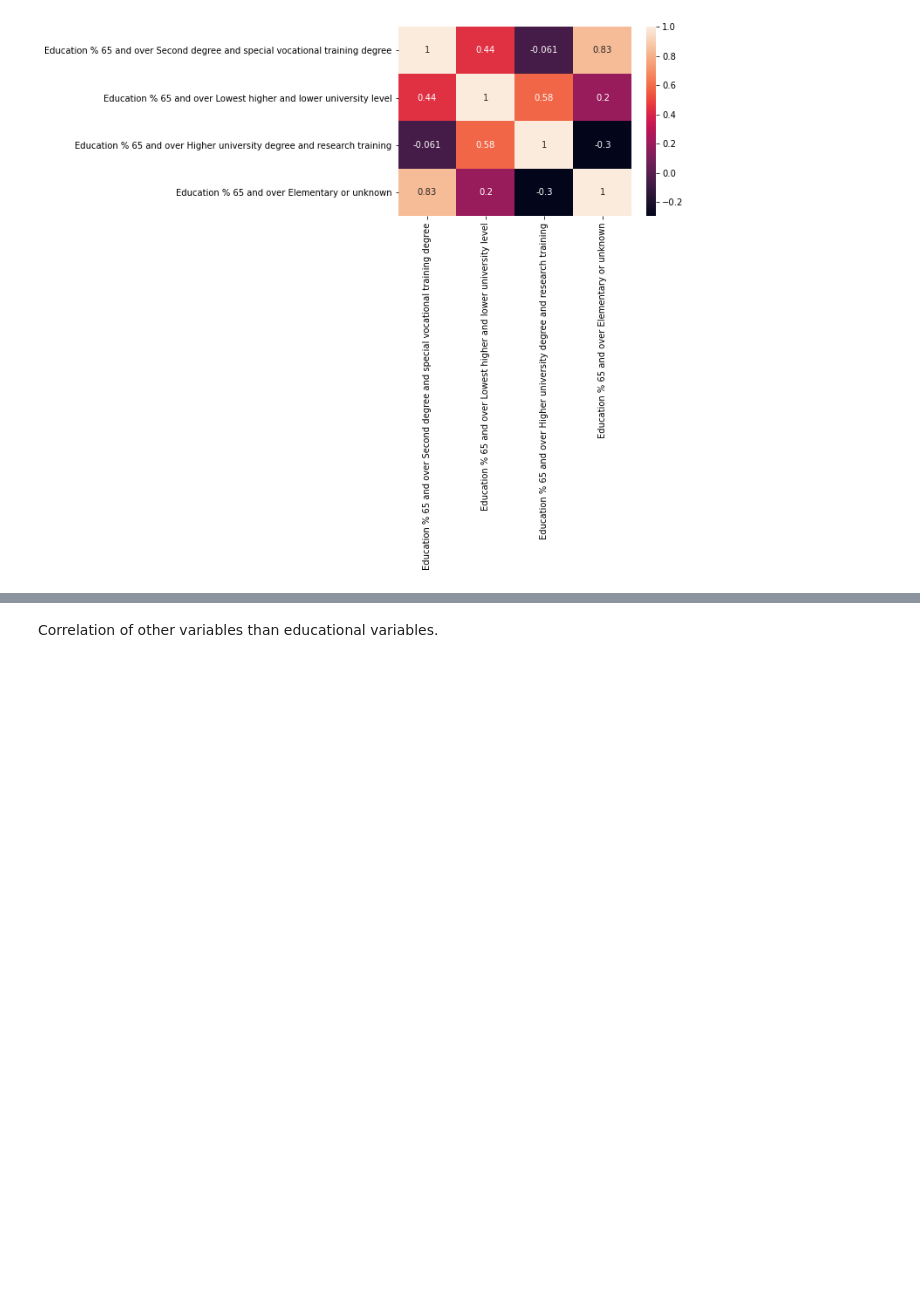
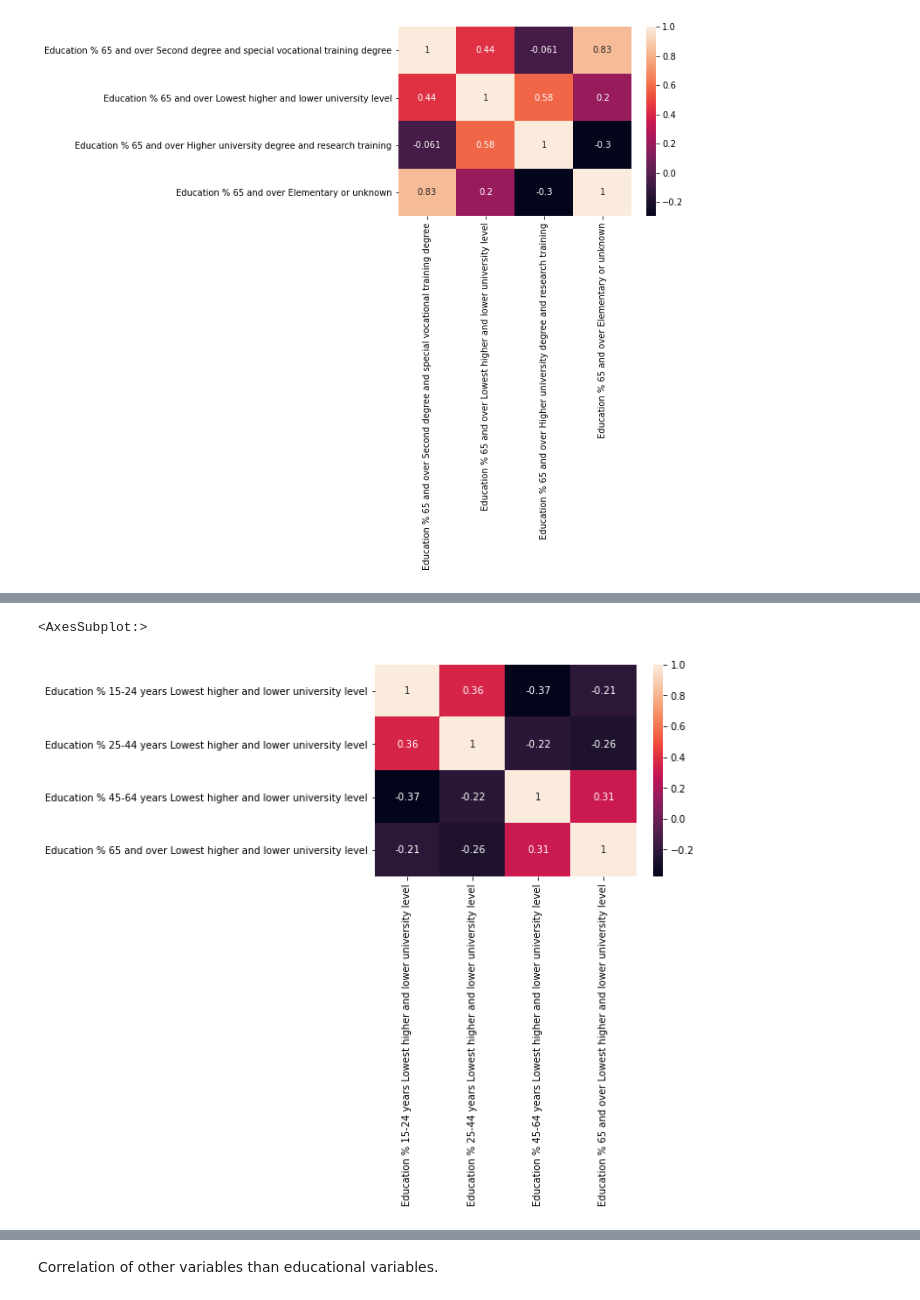
Before and after one commit to phuvio/Introduction-to-Data-Science, a Jupyter notebook: src/Introduction to Data Science - Linear Regression.ipynb, the cells around one changed output, grey strips where cells are left out. Saved outputs shown, nothing was run; the diff lists cells and outputs as text; code cells hidden in the pictures; blank space fills up the shorter version.

```diff
--- a/src/Introduction to Data Science - Linear Regression.ipynb
+++ b/src/Introduction to Data Science - Linear Regression.ipynb
@@ -138,0 +153,7 @@ sns.heatmap(corr, annot=True)
+# %%
+educational_data = population_df.filter(regex='Lowest higher')
+corr = educational_data.corr()
+sns.heatmap(corr, annot=True)
+# %% [output]
+<AxesSubplot:>
+[figure, added]
```
Also changed, not shown: parts of 27 cells of this notebook.
